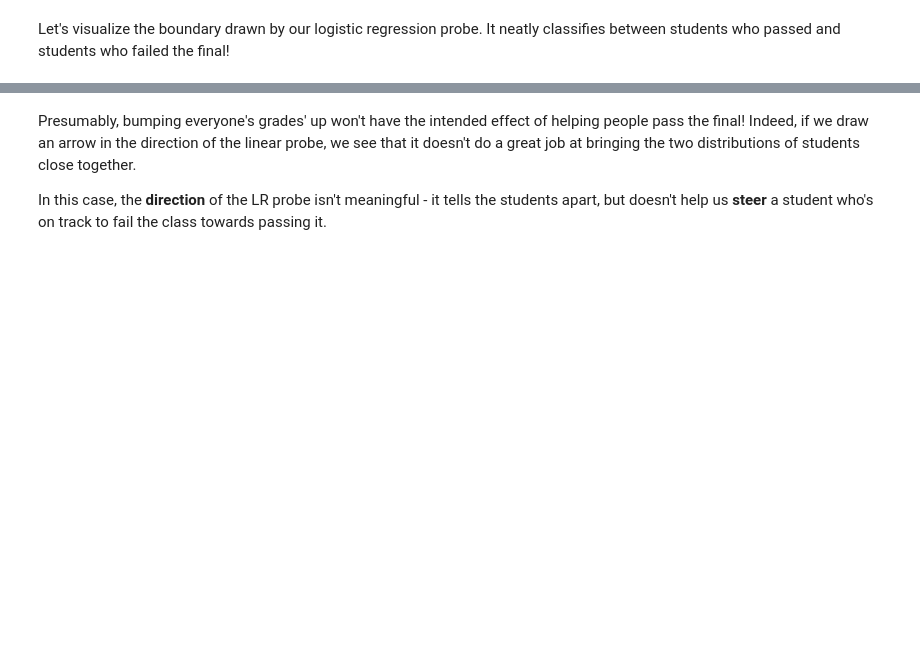
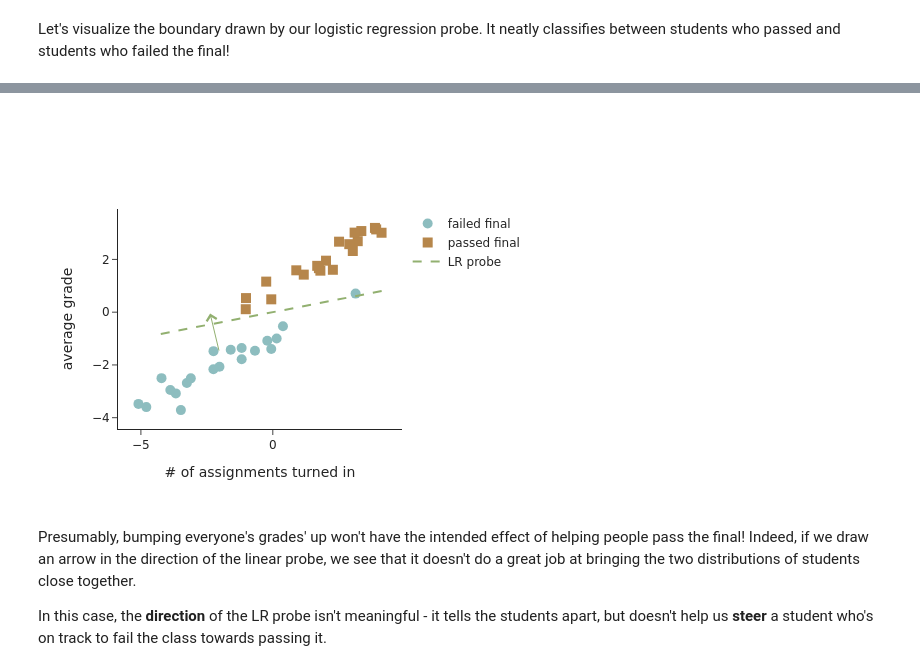
Before and after one commit to cs221m/cs221m-course, a Jupyter notebook: lecture_3_probes.ipynb, the cells around one changed output, grey strips where cells are left out. Saved outputs shown, nothing was run; the diff lists cells and outputs as text; code cells hidden in the pictures; blank space fills up the shorter version.

```diff
--- a/lecture_3_probes.ipynb
+++ b/lecture_3_probes.ipynb
@@ -491,5 +494,5 @@ fig.add_annotation(
   arrowcolor="#92b070",
 )
 
-fig
+fig.show()
 # %% [output]
@@ -497,3 +499,4 @@ fig
+[figure, added]
 # %% [markdown]
 Presumably, bumping everyone's grades' up won't have the intended effect of helping people pass the final! Indeed, if we draw an arrow in the direction of the linear probe, we see that it doesn't do a great job at bringing the two distributions of students close together.
 
```
Also changed, not shown: parts of 37 cells of this notebook, 4 other files.
